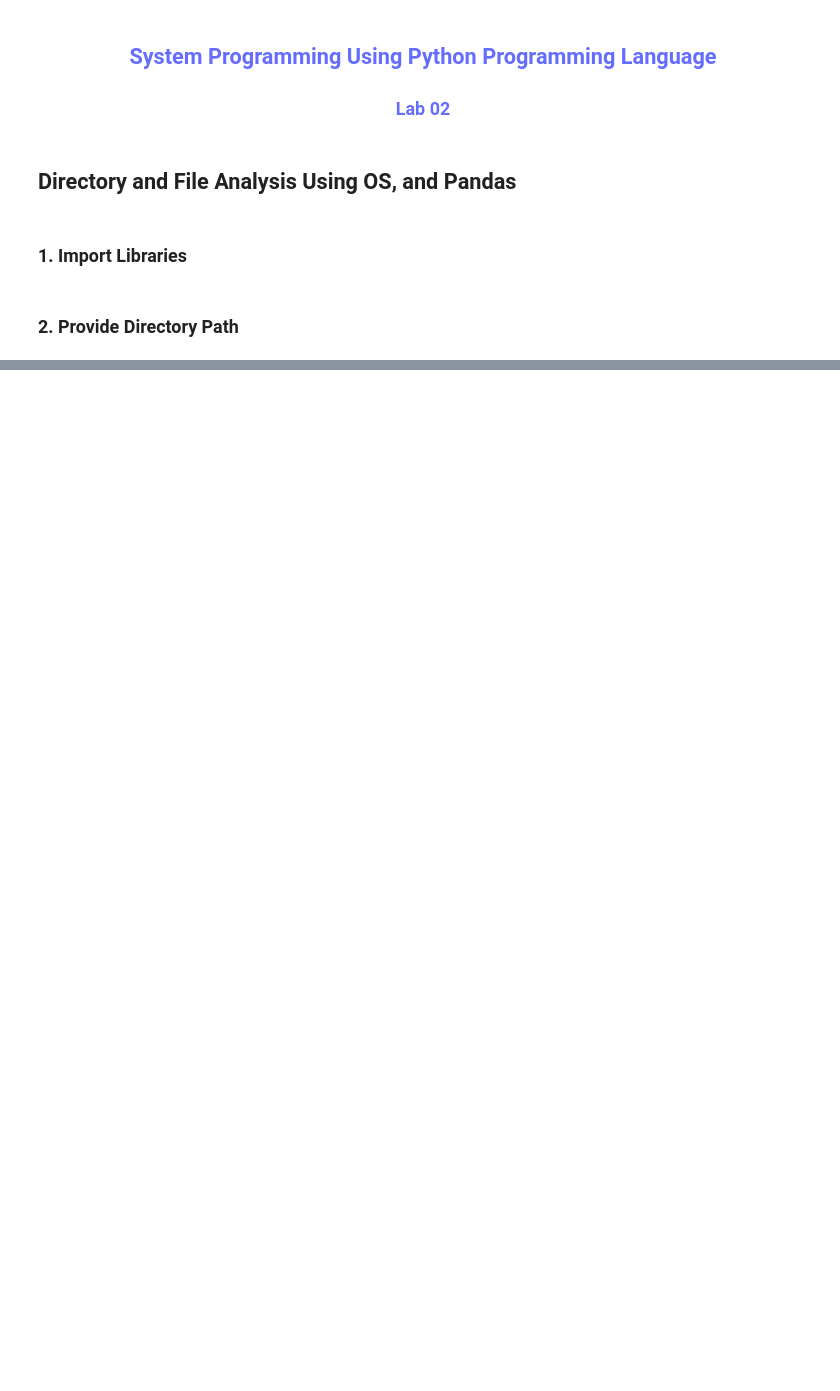
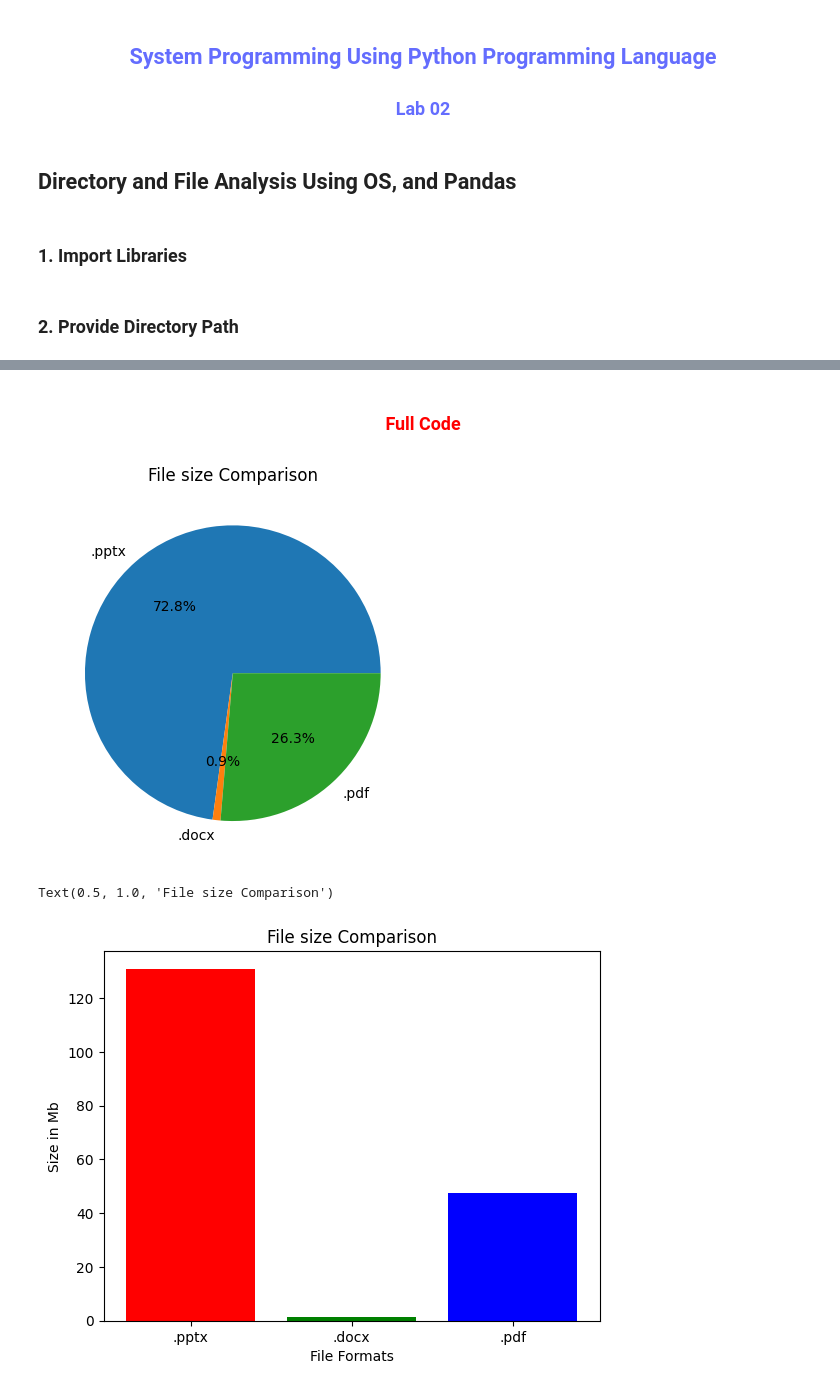
Before and after one commit to ZiaUrRehman-bit/System-Programming-Using-Python, a Jupyter notebook: Lab 02/Lab02.ipynb, the cells around one changed output, grey strips where cells are left out. Saved outputs shown, nothing was run; the diff lists cells and outputs as text; code cells hidden in the pictures; blank space fills up the shorter version.

```diff
--- a/Lab 02/Lab02.ipynb
+++ b/Lab 02/Lab02.ipynb
@@ -115,0 +65,6 @@ print(PPT)
+# %%
+with pd.ExcelWriter("DirectoriesDataSet.xlsx") as writer:
+    df.to_excel(writer, sheet_name="Comprehensive", index=False)
+    PPT.to_excel(writer, sheet_name="PPT Files", index=False)
+    DOC.to_excel(writer, sheet_name="DOC Files", index=False)
+    PDF.to_excel(writer, sheet_name="PDF Files", index=False)
@@ -115,0 +103,70 @@ print(PPT)
+# %% [markdown]
+### **<center><font style="color:rgb(255, 0,0)">Full Code</font> </center>**
+# %%
+import os
+import pandas as pd
+
+fileNames = []
+dirNames = []
+fileSize = []
+filePath = []
+fileFormat = []
+
+for dirPath, dirName, fileName in os.walk(topDirPath):
+
+    for file in fileName:
+        if file is not None:
+            nameAndFormat = os.path.splitext(file)
+
+            fileNames.append(nameAndFormat[0])
+            fileFormat.append(nameAndFormat[1])
+            filePath.append(dirPath)
+            fileSize.append(os.path.getsize(dirPath+f"\\{file}"))
+
+    for dir in dirName:
+       if dir is not None:
+            dirNames.append(dir)
+
+Data = {}
+
+Data["Name Of File"] = fileNames
+Data["Format"] = fileFormat
+Data["Size in Bytes"] = fileSize
+Data["Path"] = filePath
+
+df = pd.DataFrame(Data)
+PPT = df[df["Format"] == ".pptx"]
+DOC = df[df["Format"] == ".docx"]
+PDF = df[df["Format"] == ".pdf"]
+
+with pd.ExcelWriter("DirectoriesDataSet.xlsx") as writer:
+    df.to_excel(writer, sheet_name="Comprehensive", index=False)
+    PPT.to_excel(writer, sheet_name="PPT Files", index=False)
+    DOC.to_excel(writer, sheet_name="DOC Files", index=False)
+    PDF.to_excel(writer, sheet_name="PDF Files", index=False)
+
+sizeInMb = []
+sizeInMb.append(round(PPT["Size in Bytes"].sum()/1000000, 2))
+sizeInMb.append(round(DOC["Size in Bytes"].sum()/1000000, 2))
+sizeInMb.append(round(PDF["Size in Bytes"].sum()/1000000, 2))
+
+
+import matplotlib.pyplot as plt
+
+labels = [".pptx", ".docx", ".pdf"]
+colors = ['red', 'green', 'blue']
+
+plt.figure(1)
+plt.pie(sizeInMb, labels=labels, autopct='%1.1f%%')
+plt.title('File size Comparison')
+plt.show()
+
+plt.figure(2)
+plt.bar(labels, sizeInMb, color = colors)
+plt.xlabel('File Formats')
+plt.ylabel('Size in Mb')
+plt.title('File size Comparison')
+# %% [output]
+[figure, added]
+Text(0.5, 1.0, 'File size Comparison')
+[figure, added]
```
Also changed, not shown: parts of 17 cells of this notebook, 1 other file.
